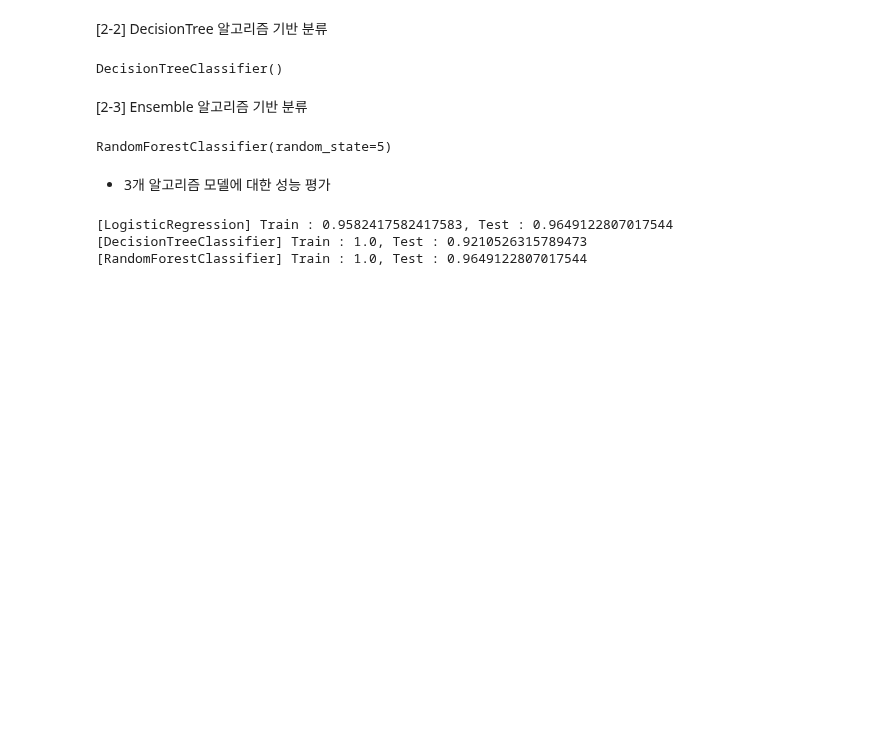
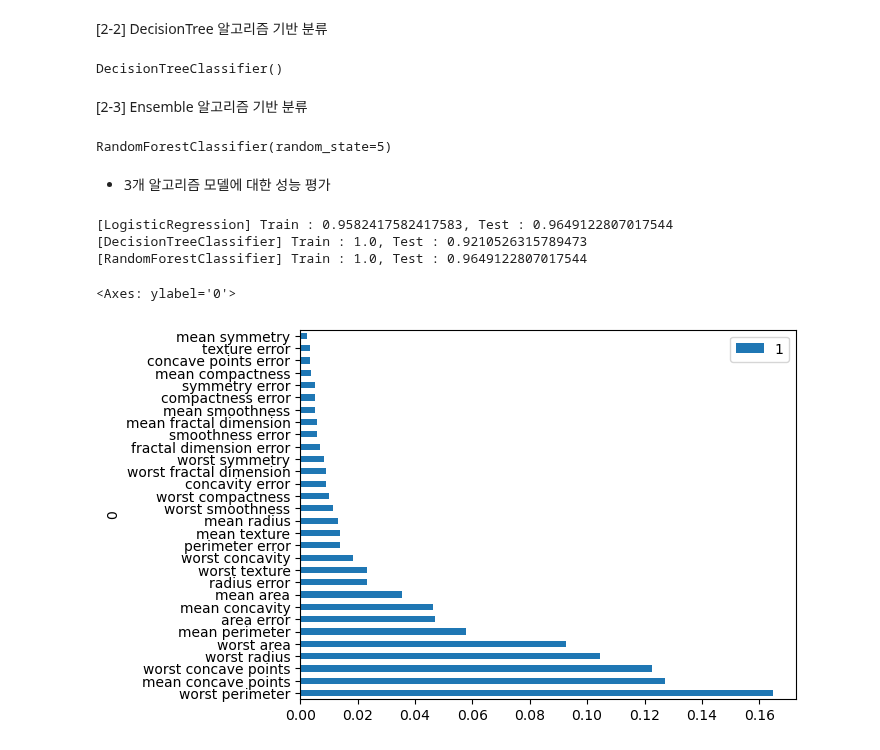
Before and after one commit to Schubert3275/KDT-MachineLearning_Study, a Jupyter notebook: DAY_09/ex_cancer_classification.ipynb, the cells around one changed output. Cells and saved outputs as stored; diff of their text form; code cells hidden in the pictures; blank space fills up the shorter version.

```diff
--- a/DAY_09/ex_cancer_classification.ipynb
+++ b/DAY_09/ex_cancer_classification.ipynb
@@ -68,3 +68,14 @@ print(
 [LogisticRegression] Train : 0.9582417582417583, Test : 0.9649122807017544
 [DecisionTreeClassifier] Train : 1.0, Test : 0.9210526315789473
 [RandomForestClassifier] Train : 1.0, Test : 0.9649122807017544
+# %%
+featuresDF = pd.DataFrame([rf_model.feature_names_in_, rf_model.feature_importances_])
+featuresDF = featuresDF.T
+featuresDF.set_index(0, inplace=True)
+# %%
+featuresDF.sort_values(by=1, ascending=False, inplace=True)
+# %%
+featuresDF.plot(kind="barh")
+# %% [output]
+<Axes: ylabel='0'>
+[figure, added]
```
Also changed, not shown: 4 other files.
